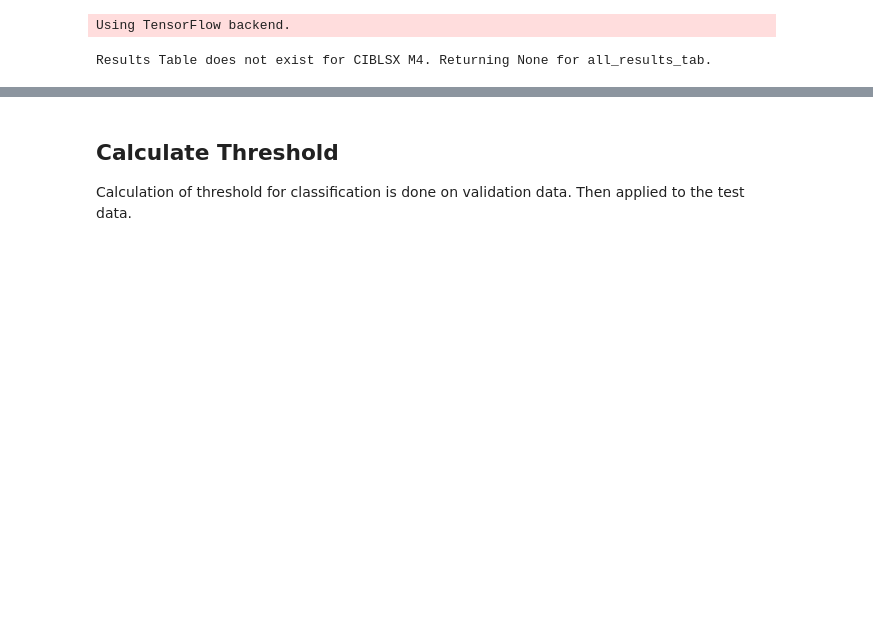
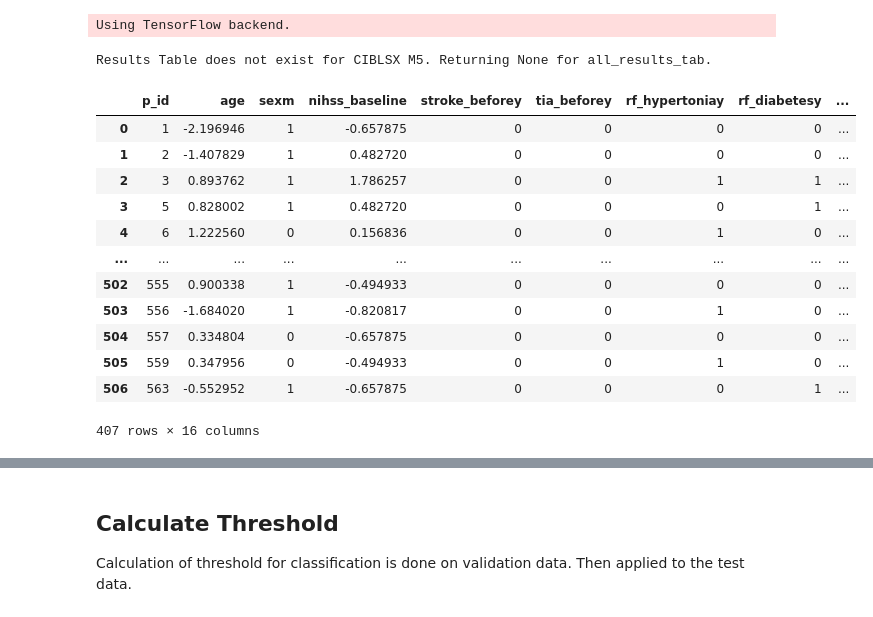
Before and after one commit to Mauwrice/explainable_AI, a Jupyter notebook: result_assembly_fin.ipynb, the cells around one changed output, grey strips where cells are left out. Drawn from its saved outputs; the diff is of its cells as text; code cells hidden in the pictures; blank space fills up the shorter version.

```diff
--- a/result_assembly_fin.ipynb
+++ b/result_assembly_fin.ipynb
@@ -33,30 +28,43 @@ from k_ontram_functions.ontram_metrics import ontram_acc, ontram_auc
 from k_ontram_functions.ontram_predict import predict_ontram, get_parameters
 # %%
 # Define Version
-# version = "CIBLSX" # one of:
 version = "CIBLSX" # one of:
+#version = "CIB" # one of:
 
 # Define Model Version
-model_version = 4
+model_version = 5
 
 # Select naming convention (for CIBLSX model_version >= 3 should be False)
 comp_mode = False # if True: use old naming convention
 
 # define paths
 DATA_DIR, WEIGHT_DIR, DATA_OUTPUT_DIR, PIC_OUTPUT_DIR, pic_save_name = rdat.dir_setup(
     INPUT_DIR, OUTPUT_DIR, version, model_version,
     compatibility_mode=comp_mode)
 
 save_csv = False
+## load images and ids
+(X_in, pat_ids, id_tab, all_results_tab, pat_orig_tab, pat_norm_tab, num_models) = rdat.version_setup(
+    DATA_DIR = DATA_DIR,
+    version = version,
+    model_version = model_version,
+    compatibility_mode=comp_mode)
+pat_norm_tab
+# %% [output]
+Results Table does not exist for CIBLSX M5. Returning None for all_results_tab.
+|  | p_id | age | sexm | nihss_baseline | stroke_beforey | tia_beforey | rf_hypertoniay | rf_diabetesy | ... |
+| 0 | 1 | -2.196946 | 1 | -0.657875 | 0 | 0 | 0 | 0 | ... |
+| 1 | 2 | -1.407829 | 1 | 0.482720 | 0 | 0 | 0 | 0 | ... |
+| 2 | 3 | 0.893762 | 1 | 1.786257 | 0 | 0 | 1 | 1 | ... |
+| 3 | 5 | 0.828002 | 1 | 0.482720 | 0 | 0 | 0 | 1 | ... |
+| 4 | 6 | 1.222560 | 0 | 0.156836 | 0 | 0 | 1 | 0 | ... |
+| ... | ... | ... | ... | ... | ... | ... | ... | ... | ... |
+| 502 | 555 | 0.900338 | 1 | -0.494933 | 0 | 0 | 0 | 0 | ... |
+| 503 | 556 | -1.684020 | 1 | -0.820817 | 0 | 0 | 1 | 0 | ... |
+| 504 | 557 | 0.334804 | 0 | -0.657875 | 0 | 0 | 0 | 0 | ... |
+| 505 | 559 | 0.347956 | 0 | -0.494933 | 0 | 0 | 1 | 0 | ... |
+| 506 | 563 | -0.552952 | 1 | -0.657875 | 0 | 0 | 0 | 1 | ... |
+407 rows × 16 columns
-# %%
-## load images and ids
-(X_in, pat_ids, id_tab, all_results_tab, pat_orig_tab, pat_norm_tab, num_models) = rdat.version_setup(
-    DATA_DIR = DATA_DIR,
-    version = version,
-    model_version = model_version,
-    compatibility_mode=comp_mode)
-# %% [output]
-Results Table does not exist for CIBLSX M4. Returning None for all_results_tab.
 # %%
 # define model
 (input_dim_img, output_dim, LOSS, layer_connection, last_activation) = md.model_setup(version)
```
Also changed, not shown: parts of 14 cells of this notebook.
